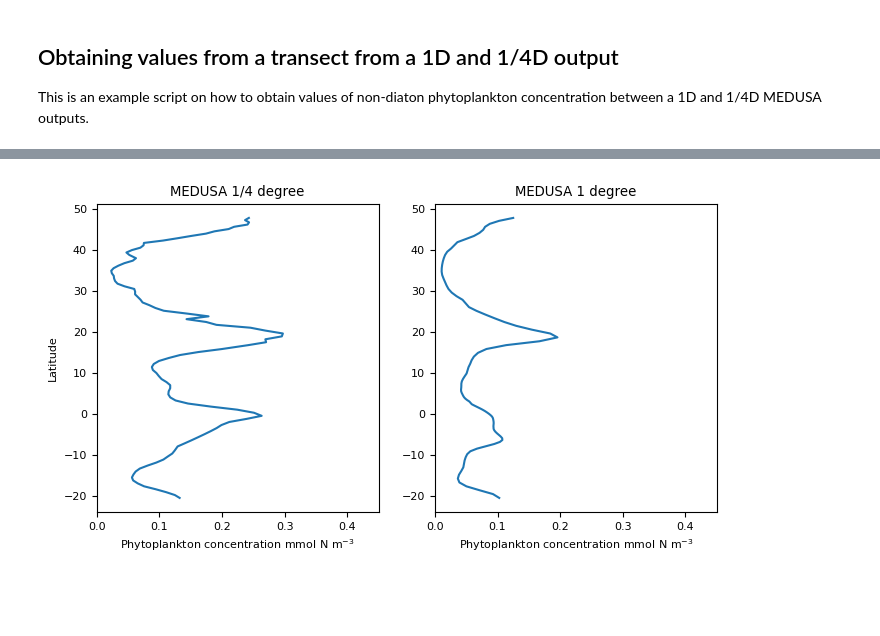
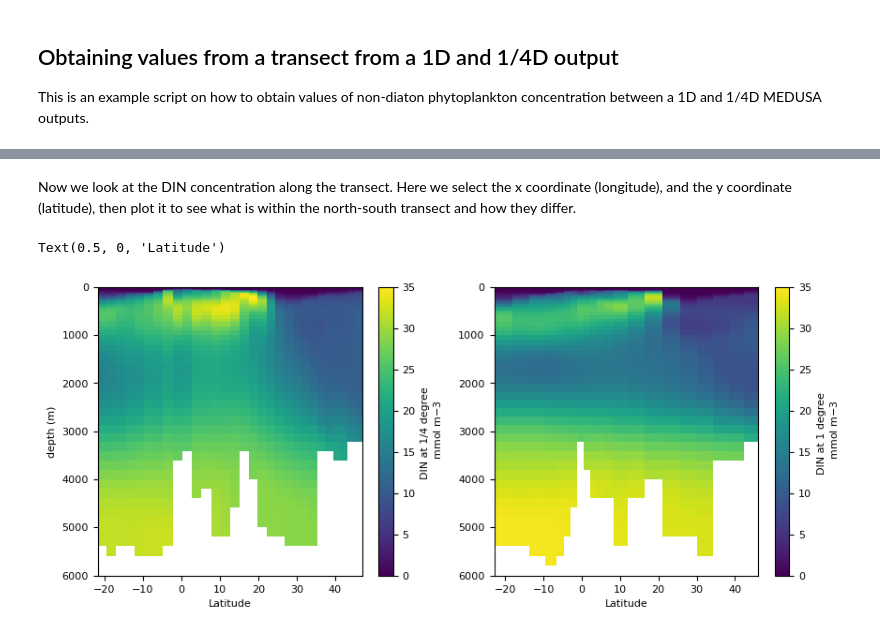
Before and after one commit to NOC-MSM/CLASS_workshop, a Jupyter notebook: Analysis/MEDUSA/1D_and_025D.ipynb, the cells around one changed output, grey strips where cells are left out. Saved outputs shown, nothing was run; the diff lists cells and outputs as text; code cells hidden in the pictures; blank space fills up the shorter version.

```diff
--- a/Analysis/MEDUSA/1D_and_025D.ipynb
+++ b/Analysis/MEDUSA/1D_and_025D.ipynb
@@ -59,37 +57,25 @@ Now we look at the phytoplankton biomass (concentration) along the transect. Her
-# %%
-import scipy.ndimage
-phn_surf= phn_surf.fillna(0)
-pp= np.array(phn_surf)
-z025 = scipy.ndimage.map_coordinates(np.transpose(pp), np.vstack((x025d,y025d)))
-
-phn_surf1d= phn_surf1.fillna(0)
-pp1d= np.array(phn_surf1d)
-z1d= scipy.ndimage.map_coordinates(np.transpose(pp1d), np.vstack((x1d,y1d)))
-
-# Before we plot, we need to make the y-axis latitude,
-# so we match between the pixels and the latitude:
-
-ylat1d=[]
-for i in y1d:
-    n = int(np.round(i))
-    ylat1d.append(np.array(ds_surf1.nav_lat[n][263]))
-
-ylat025=[]
-for i in y025d:
-    n = int(np.round(i))
-    ylat025.append(np.array(ds_surf.nav_lat[n][1050]))
-
-# Now plot:
-fig, axs = plt.subplots(1,2, figsize=(8,4))
-axs[0].plot(z025,ylat025)
-axs[0].set_title('MEDUSA 1/4 degree')
-axs[0].set_ylabel('Latitude')
-
-axs[1].plot(z1d,ylat1d)
-axs[1].set_title('MEDUSA 1 degree')
-
-for ax in axs:
-    ax.set_xlabel('Phytoplankton concentration mmol N m$^{-3}$')
-    ax.set_xlim(0, 0.45)
-# %% [output]
-[figure, removed]
+# %% [markdown]
+Now we look at the DIN concentration along the transect. Here we select the x coordinate (longitude), and the y coordinate (latitude), then plot it to see what is within the north-south transect and how they differ.
+# %%
+# Select x and y coordinate - I do this by trial, there should be a better way!
+
+din25_lat= din25.isel(x=1050, y=np.arange(600,900,10))
+din1_lat= din1.isel(x=263, y=np.arange(150,255,5))
+
+
+f, (ax1,ax2) = plt.subplots(1,2, figsize=(10,4))
+d1=din25_lat.plot(ax=ax1, y='deptht', x='nav_lat', vmin=0, vmax=35,add_labels=False, add_colorbar=False )
+ax1.invert_yaxis()
+cb= plt.colorbar(d1, ax=ax1)
+cb.ax.set_ylabel('DIN at 1/4 degree \n mmol m${-3}$')
+ax1.set_ylabel('depth (m)')
+ax1.set_xlabel('Latitude')
+
+d1=din1_lat.plot(y='deptht', x='nav_lat',  vmin=0, vmax=35,add_labels=False, add_colorbar=False)
+cb= plt.colorbar(d1, ax=ax2)
+cb.ax.set_ylabel('DIN at 1 degree \n mmol m${-3}$')
+plt.gca().invert_yaxis()
+ax2.set_xlabel('Latitude')
+# %% [output]
+Text(0.5, 0, 'Latitude')
+[figure, added]
```
Also changed, not shown: parts of 6 cells of this notebook.
